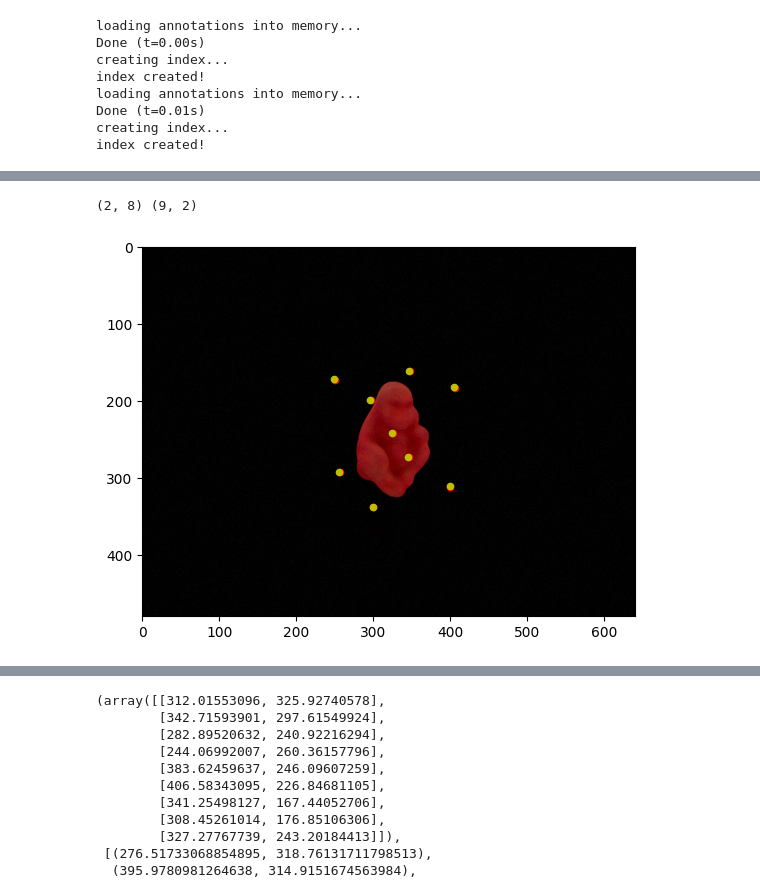
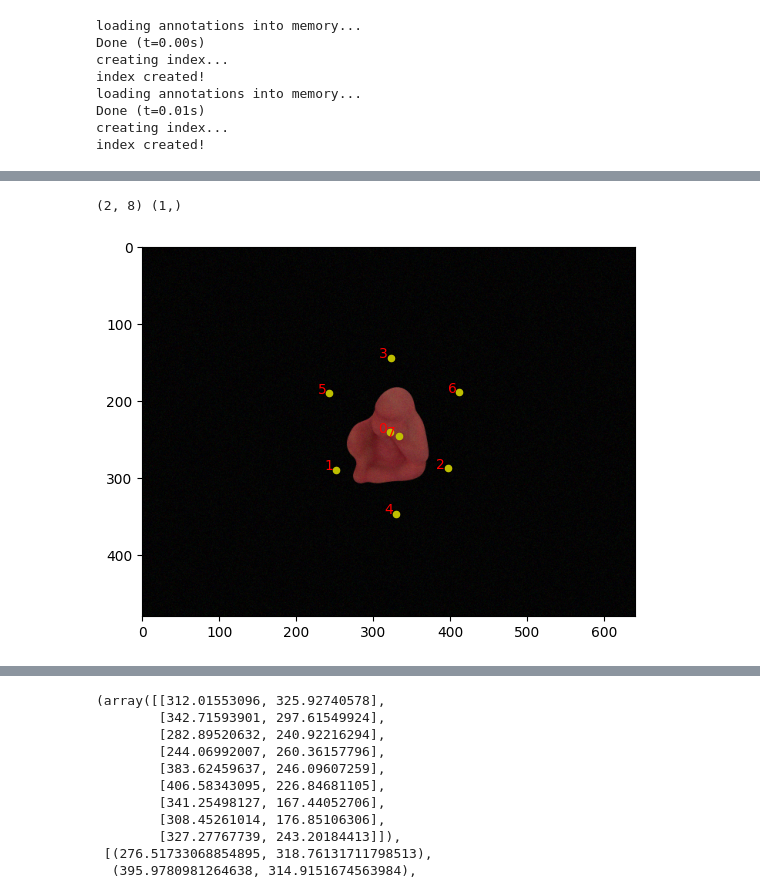
Before and after one commit to kunalb123/computer-vision-6d-pose-estimation, a Jupyter notebook: eval.ipynb, the cells around one changed output, grey strips where cells are left out. Saved outputs shown, nothing was run; the diff lists cells and outputs as text; code cells hidden in the pictures.

Commit message:
bbox visual

```diff
--- a/eval.ipynb
+++ b/eval.ipynb
@@ -83,7 +78,7 @@ K = np.array([
     [0, 0, 1]
 ])
 print(K)
-img_norm, target_dict = dataset_train[10]
+img_norm, target_dict = dataset_train[200]
 gt_maps = target_dict['gt_maps']
 img = target_dict['img']
 gt_belief = gt_maps[:9]
@@ -151,17 +125,19 @@ objects
 # %%
 projected_vertices = target_dict['projected_vertices']
-od_points = np.array(points)#od[0][0]['projected_points'])
+od_points = np.array(['projected_points'])
 gt_points = np.array(projected_vertices)
 centroid_x = np.mean(gt_points[0, :])
 centroid_y = np.mean(gt_points[1, :])
 labels = np.arange(9)
 print(projected_vertices.shape, od_points.shape)
 plt.imshow(img)
 #plt.scatter(od_points[:,0], od_points[:,1], c='b', s=30)
-plt.scatter(gt_points[0, :], gt_points[1, :], c='r', s=20)
-plt.scatter([centroid_x], [centroid_y], c='r', s=20)
-plt.scatter(projected_points[:, 0], projected_points[:, 1], c='y', s=20)
+#plt.scatter(gt_points[0, :], gt_points[1, :], c='r', s=20)
+#plt.scatter([centroid_x], [centroid_y], c='r', s=20)
+plt.scatter(projected_points[:8, 0], projected_points[:8, 1], c='y', s=20)
+for i in range(8):
+    plt.annotate(str(labels[i]), (projected_points[i, 0] - 15, projected_points[i, 1]), color='r')
 plt.show()
 # %% [output]
-(2, 8) (9, 2)
+(2, 8) (1,)
-[figure, old version]
+[figure, new version]
```
Also changed, not shown: parts of 8 cells of this notebook, 2 other files.
